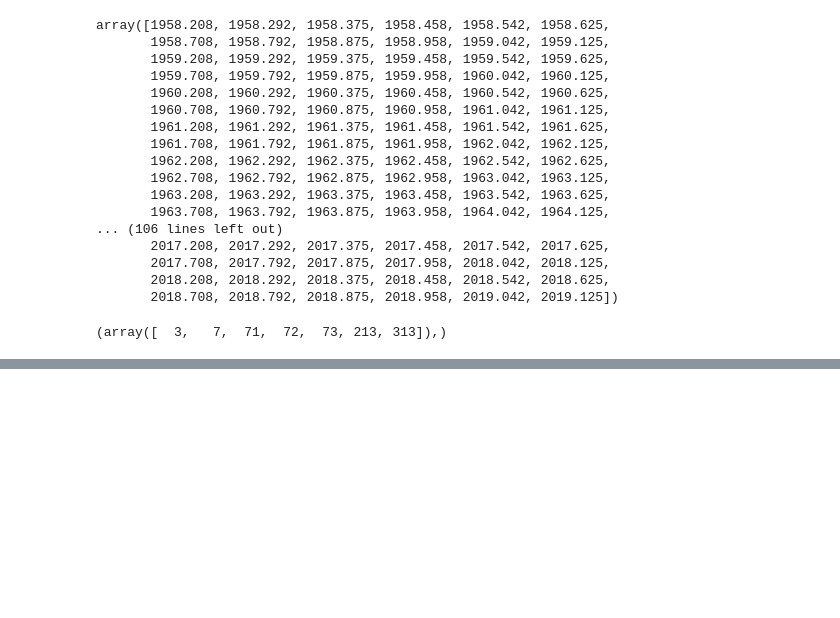
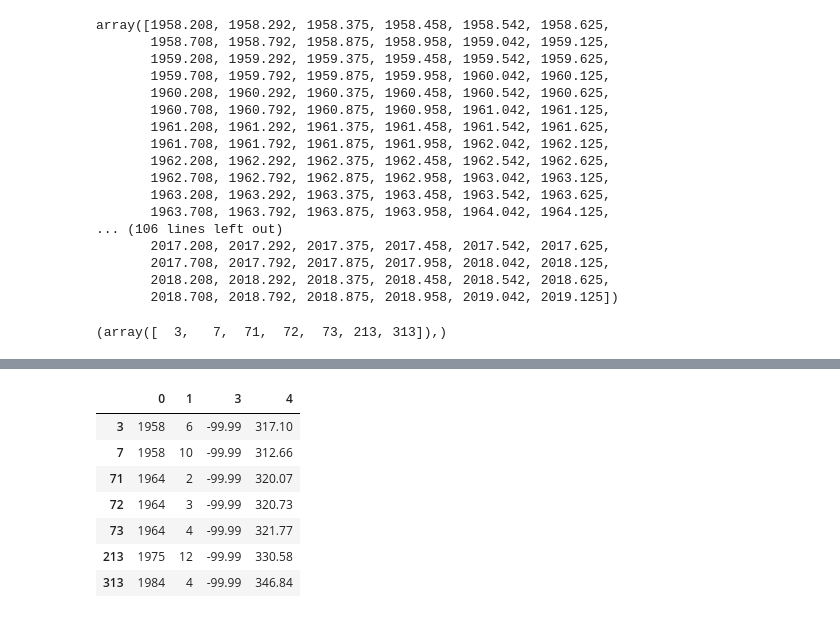
Before and after one commit to johnmarkdaniels/dc_ds_04_22_19, a Jupyter notebook: module_1/module_1_warmups/week_1/my_solutions/daniels_thursday_warmup.ipynb, the cells around one changed output, grey strips where cells are left out. Saved outputs shown, nothing was run; the diff lists cells and outputs as text; code cells hidden in the pictures; blank space fills up the shorter version.

```diff
--- a/module_1/module_1_warmups/week_1/my_solutions/daniels_thursday_warmup.ipynb
+++ b/module_1/module_1_warmups/week_1/my_solutions/daniels_thursday_warmup.ipynb
@@ -171,3 +171,20 @@ print(result)
 # 12. Create a branch in github repository called warm_up_draft
 # %%
 # 13. push the notebook with the name CO2 to your new branch on github.
+# %%
+### Week 2 Day 1
+
+# Question 1
+import pandas as pd
+df = pd.read_csv('co2_mm_mlo.csv', delim_whitespace=True, header=None, usecols=(0,1,3,4))
+df.head()
+
+#df.loc[df["color_intensity"]>10, "color_intensity"] = 10
+for item in df[3]:
+    if df[3] == -99.99:
+        df[3] = df[4]
+        continue
+    else:
+        continue
+
+df.head()
@@ -173,0 +213,11 @@ print(result)
+# %%
+df.loc[df[3]==-99.99, :]
+# %% [output]
+|  | 0 | 1 | 3 | 4 |
+| 3 | 1958 | 6 | -99.99 | 317.10 |
+| 7 | 1958 | 10 | -99.99 | 312.66 |
+| 71 | 1964 | 2 | -99.99 | 320.07 |
+| 72 | 1964 | 3 | -99.99 | 320.73 |
+| 73 | 1964 | 4 | -99.99 | 321.77 |
+| 213 | 1975 | 12 | -99.99 | 330.58 |
+| 313 | 1984 | 4 | -99.99 | 346.84 |
```
Also changed, not shown: parts of 2 cells of this notebook, 1 other file.
